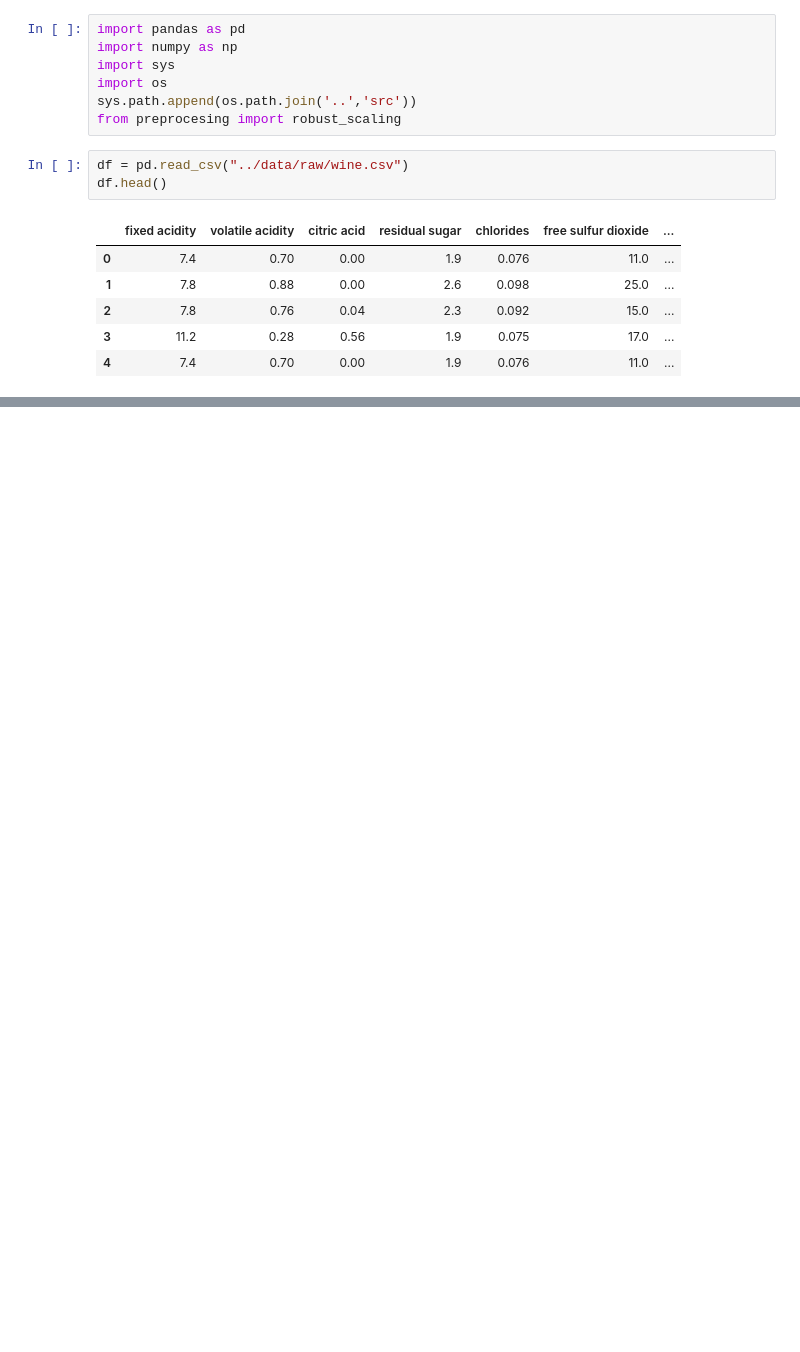
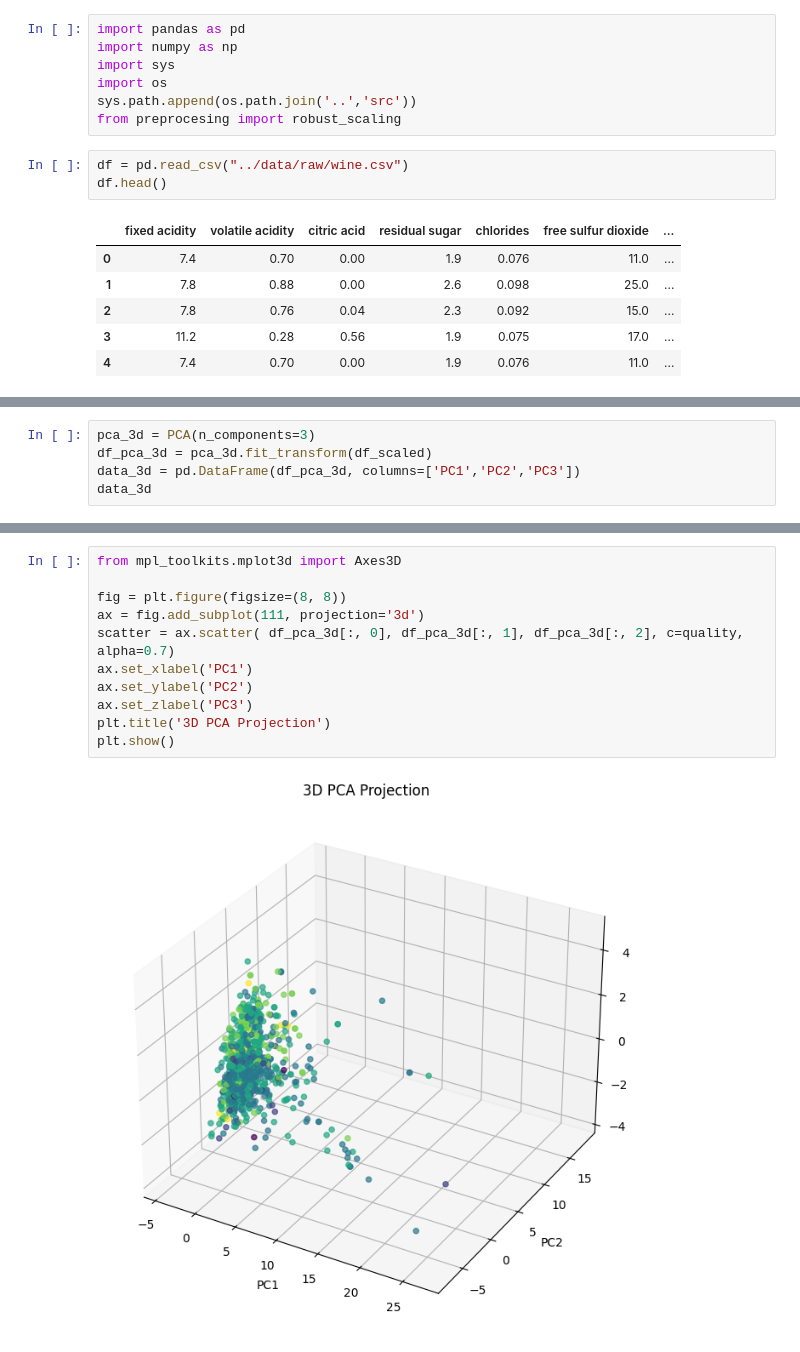
Before and after one commit to Leop-SR/Intrinsic-vs-Projected-Neighbors, a Jupyter notebook: notebooks/03_pca_geometry.ipynb, the cells around one changed output, grey strips where cells are left out. Drawn from its saved outputs; the diff is of its cells as text; blank space fills up the shorter version.

```diff
--- a/notebooks/03_pca_geometry.ipynb
+++ b/notebooks/03_pca_geometry.ipynb
@@ -34,0 +114,5 @@ df
+# %%
+pca_3d = PCA(n_components=3)
+df_pca_3d = pca_3d.fit_transform(df_scaled)
+data_3d = pd.DataFrame(df_pca_3d, columns=['PC1','PC2','PC3'])
+data_3d
@@ -34,0 +153,13 @@ df
+# %%
+from mpl_toolkits.mplot3d import Axes3D
+
+fig = plt.figure(figsize=(8, 8))
+ax = fig.add_subplot(111, projection='3d')
+scatter = ax.scatter( df_pca_3d[:, 0], df_pca_3d[:, 1], df_pca_3d[:, 2], c=quality, alpha=0.7)
+ax.set_xlabel('PC1')
+ax.set_ylabel('PC2')
+ax.set_zlabel('PC3')
+plt.title('3D PCA Projection')
+plt.show()
+# %% [output]
+[figure, added]
```
Also changed, not shown: parts of 17 cells of this notebook, 1 other file.
